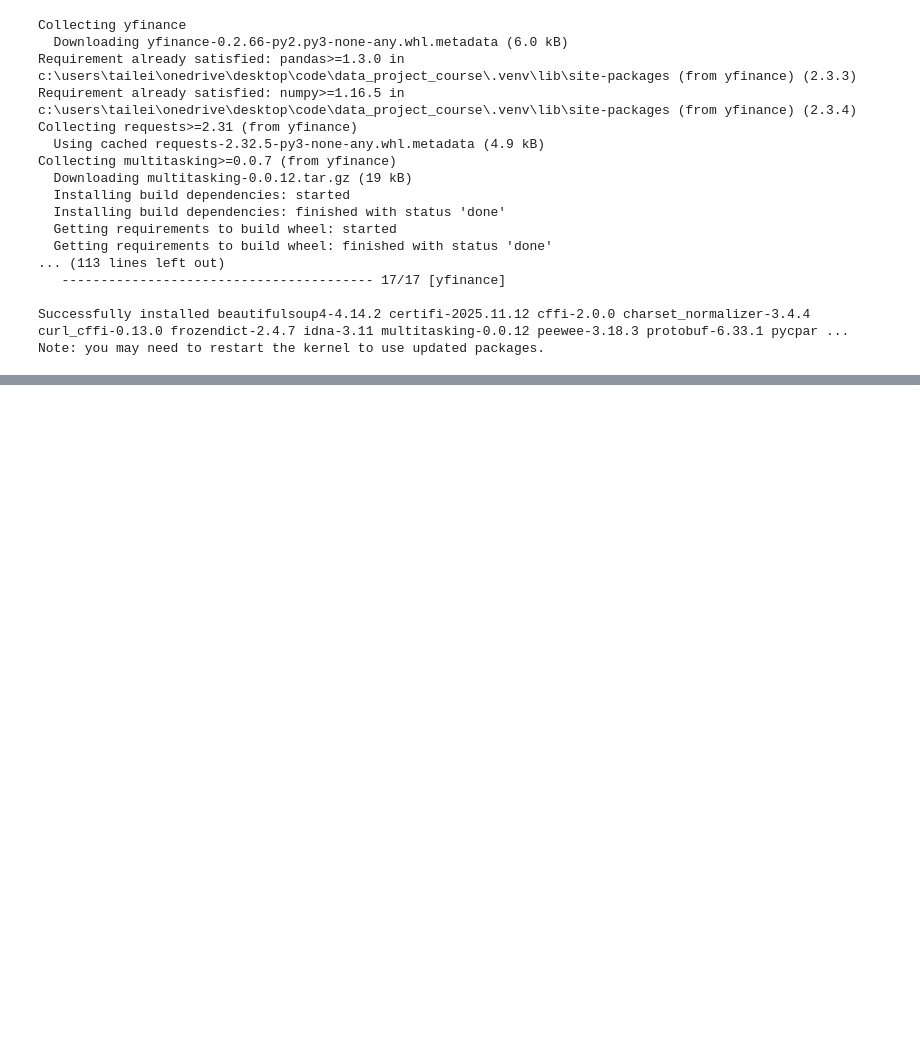
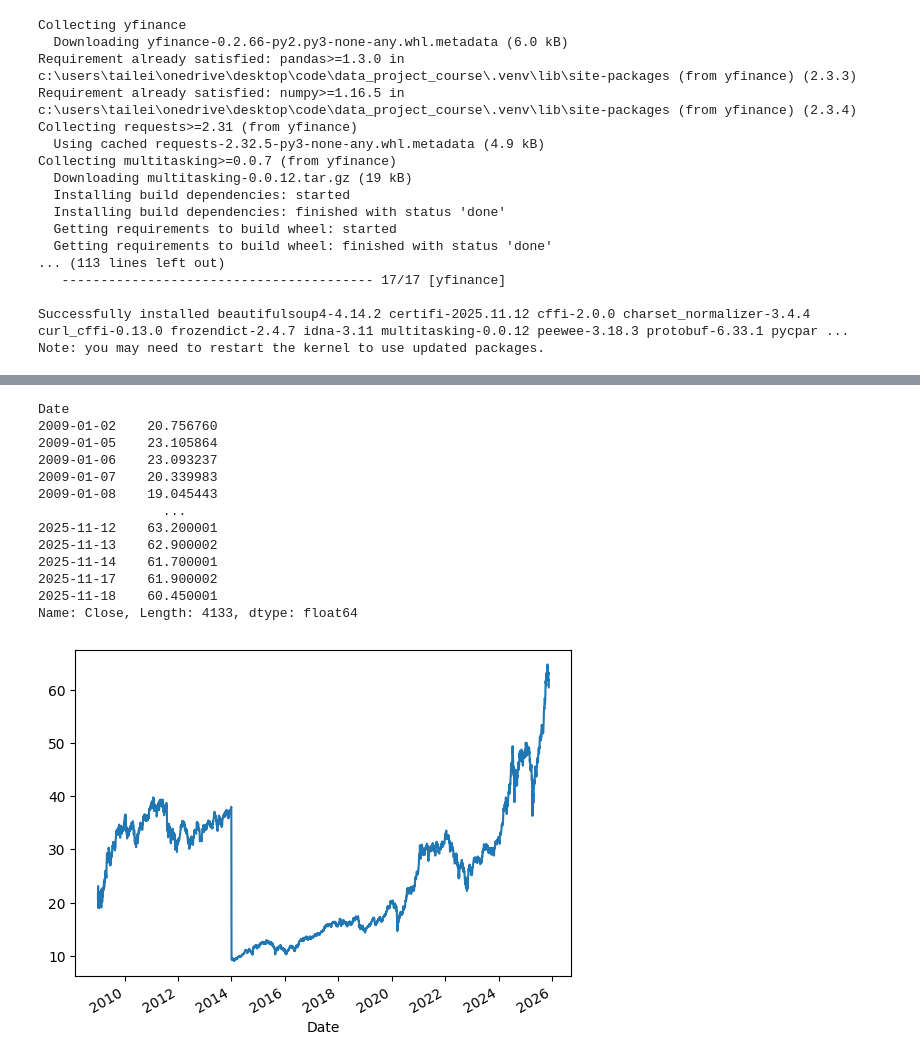
Before and after one commit to tailei124500/data_project_course, a Jupyter notebook: Untitled-1.ipynb, the cells around one changed output, grey strips where cells are left out. Drawn from its saved outputs; the diff is of its cells as text; code cells hidden in the pictures; blank space fills up the shorter version.

```diff
--- a/Untitled-1.ipynb
+++ b/Untitled-1.ipynb
@@ -459,0 +725,2 @@ df
+# %%
+df.columns = df.columns.get_level_values(0) # 取消多層欄位名稱
@@ -459,0 +767,9 @@ df
+# %%
+# df['Volume_rank'] = df['Volume'].rank()
+# df[df['Volume_rank'] == df['Volume_rank'].max()] # 找出成交量最低的日期
+
+# df['Volume_rank'] = df['Volume'].rank(ascending=False)
+# df[df['Volume_rank'] == df['Volume_rank'].min()] # 找出成交量最高的日期
+
+df['Volume_rank'] = df['Volume'].rank(pct=True) # 百分比排名
+df[df['Volume_rank'] == df['Volume_rank'].max()] #
@@ -459,0 +798,6 @@ df
+# %%
+df['cut'] = pd.cut(df['Open'], bins=[10, 20, 35, 40, 60, 100]) # 根據指定的區間進行分箱
+df
+
+df['qcut'] = pd.qcut(df['Open'], q=8) # 根據資料分成8等份
+df
@@ -459,0 +821,5 @@ df
+# %%
+df['中文'] = '我'
+# df.to_csv('20251118_data_with_chinese.csv') # 用預設的python編碼有可能會無法顯示中文
+df.to_csv('20251118_data_with_chinese.csv', encoding='cp950') # 用cp950，為Windows可以接受的編碼
+df
@@ -459,0 +916,18 @@ df
+# %%
+df['Close'].plot()
+df['Close']
+# %% [output]
+Date
+2009-01-02    20.756760
+2009-01-05    23.105864
+2009-01-06    23.093237
+2009-01-07    20.339983
+2009-01-08    19.045443
+                ...
+2025-11-12    63.200001
+2025-11-13    62.900002
+2025-11-14    61.700001
+2025-11-17    61.900002
+2025-11-18    60.450001
+Name: Close, Length: 4133, dtype: float64
+[figure, added]
```
Also changed, not shown: parts of 32 cells of this notebook, 4 other files.
